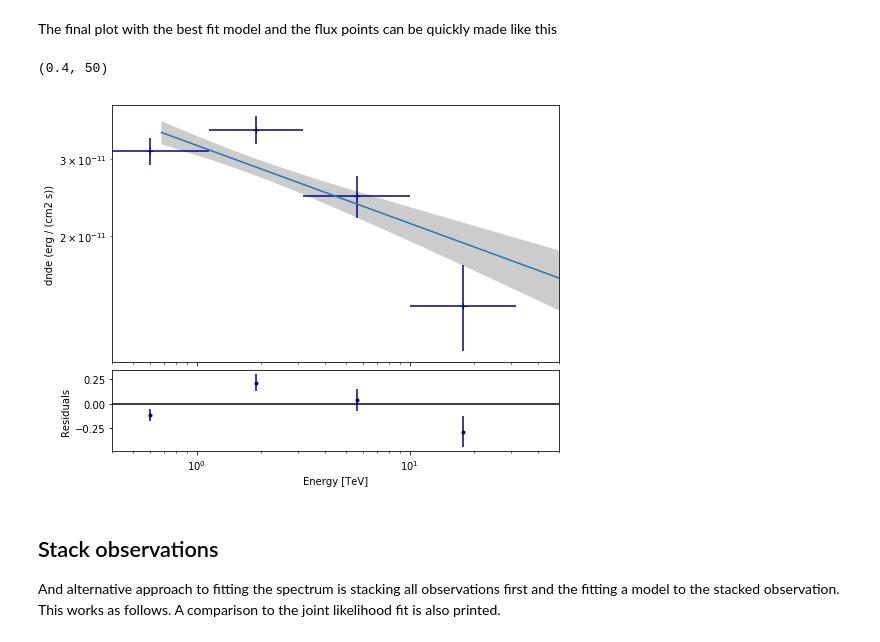
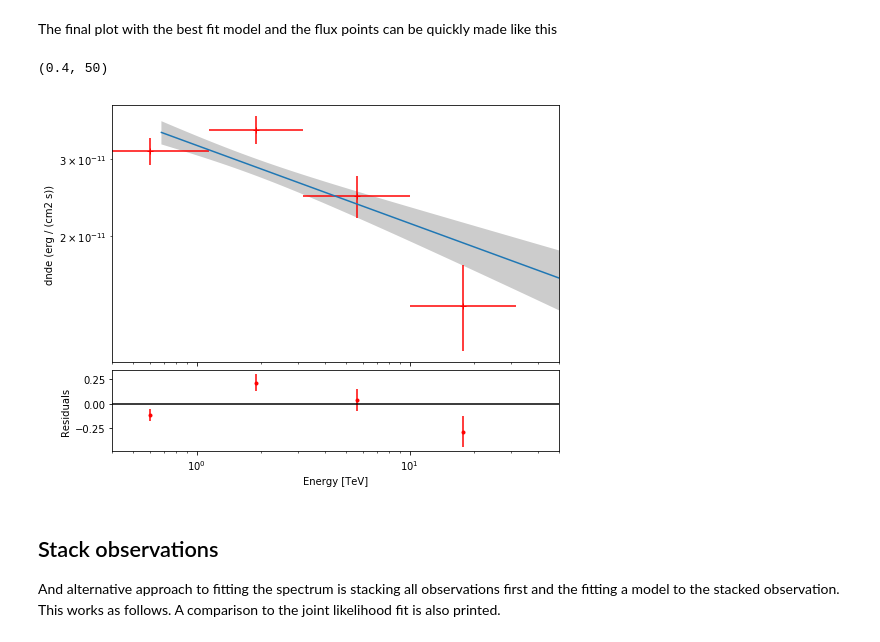
Before and after one commit to gammapy/gammapy-extra, a Jupyter notebook: notebooks/spectrum_analysis.ipynb, the cells around one changed output. Saved outputs shown, nothing was run; the diff lists cells and outputs as text; code cells hidden in the pictures.

```diff
--- a/notebooks/spectrum_analysis.ipynb
+++ b/notebooks/spectrum_analysis.ipynb
@@ -259,7 +259,7 @@ extraction.observations[0].peek()
 Now we'll fit a global model to the spectrum. First we do a joint likelihood fit to all observations. If you want to stack the observations see below. We will also produce a debug plot in order to show how the global fit matches one of the individual observations.
 # %%
 model = PowerLaw(
-    index=2 * u.Unit(""),
+    index=2,
     amplitude=2e-11 * u.Unit("cm-2 s-1 TeV-1"),
     reference=1 * u.TeV,
 )
@@ -384,19 +342,19 @@ The final plot with the best fit model and the flux points can be quickly made l
 # %%
 spectrum_result = SpectrumResult(
     points=fpe.flux_points, model=joint_result[0].model
 )
 ax0, ax1 = spectrum_result.plot(
     energy_range=joint_fit.result[0].fit_range,
     energy_power=2,
     flux_unit="erg-1 cm-2 s-1",
     fig_kwargs=dict(figsize=(8, 8)),
-    point_kwargs=dict(color="navy"),
+    point_kwargs=dict(color="red"),
 )
 
 ax0.set_xlim(0.4, 50)
 # %% [output]
 (0.4, 50)
-[figure, old version]
+[figure, new version]
 # %% [markdown]
 ## Stack observations
 
```
Also changed, not shown: parts of 12 cells of this notebook.
